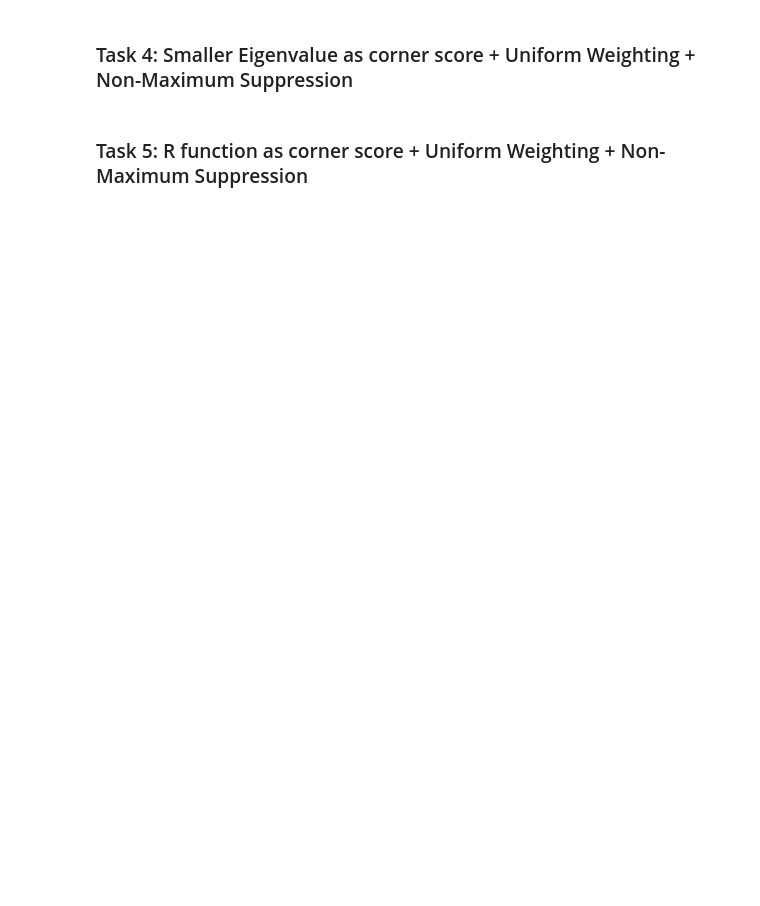
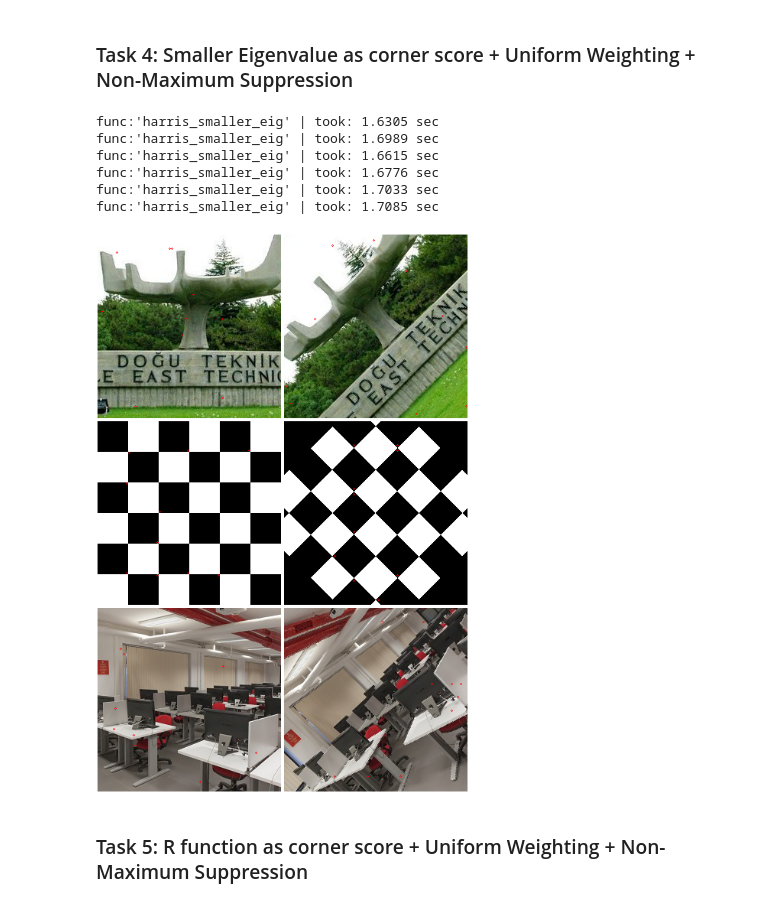
Before and after one commit to devrimcavusoglu/ceng483-cv, a Jupyter notebook: the2/Hw_notebook.ipynb, the cells around one changed output. Drawn from its saved outputs; the diff is of its cells as text; code cells hidden in the pictures; blank space fills up the shorter version.

```diff
--- a/the2/Hw_notebook.ipynb
+++ b/the2/Hw_notebook.ipynb
@@ -376,3 +382,47 @@ func:'harris_taylor_approximation' | took: 2.0990 sec
+# %%
+## Write your code here
+
+
+@timing
+def harris_smaller_eig(img: np.ndarray, filter_boundary: bool = False):
+    """
+    Implements vectorized naive Harris + NMS.
+    """
+    if img.ndim != 2:
+        raise ValueError("Image must be a given in grayscale as 2d array.")
+
+    m, n = img.shape
+    H_padding = ((0,0), (0, 0), (1, 1), (1, 1))
+
+    gx, gy = sobel(img)
+    gxx, gxy = sobel(gx)
+    _, gyy = sobel(gy)
+
+    H = np.array([[gxx, gxy], [gxy, gyy]])  # (2,2,m,n)
+    H = np.pad(H, H_padding)  # (2,2,m+2,n+2)
+    eigv2 = np.zeros_like(img)
+
+    for x in range(1, m+1):
+        for y in range(1, n+1):
+            eig, _ = np.linalg.eig(H[:,:,x,y])
+            eigv2[x-1, y-1] = eig[1]
+
+    if filter_boundary:
+        eigv2 = filter_boundary_pixels(eigv2)
+    eigv2 = local_non_maximum_supression(eigv2, 1)
+    corners = get_topk(img, eigv2)
+    return corners
+
+
+draw_corners_on_fixtures(harris_smaller_eig, filter_boundary=True, dev_mode=False, save_as="task_4.png")
+# %% [output]
+func:'harris_smaller_eig' | took: 1.6305 sec
+func:'harris_smaller_eig' | took: 1.6989 sec
+func:'harris_smaller_eig' | took: 1.6615 sec
+func:'harris_smaller_eig' | took: 1.6776 sec
+func:'harris_smaller_eig' | took: 1.7033 sec
+func:'harris_smaller_eig' | took: 1.7085 sec
+[figure, added]
 # %%
 ## This part is for discussion
 # %% [markdown]
```
Also changed, not shown: parts of 13 cells of this notebook, 6 other files.
